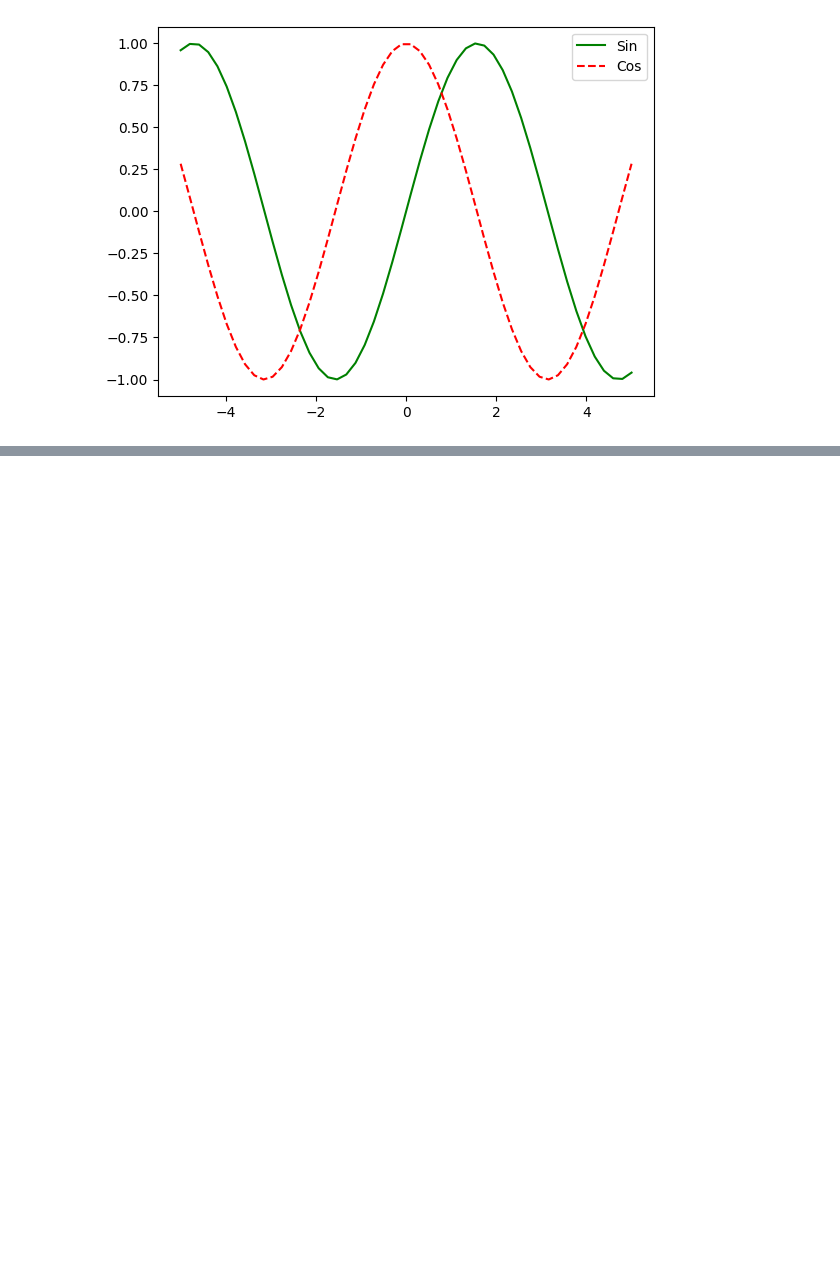
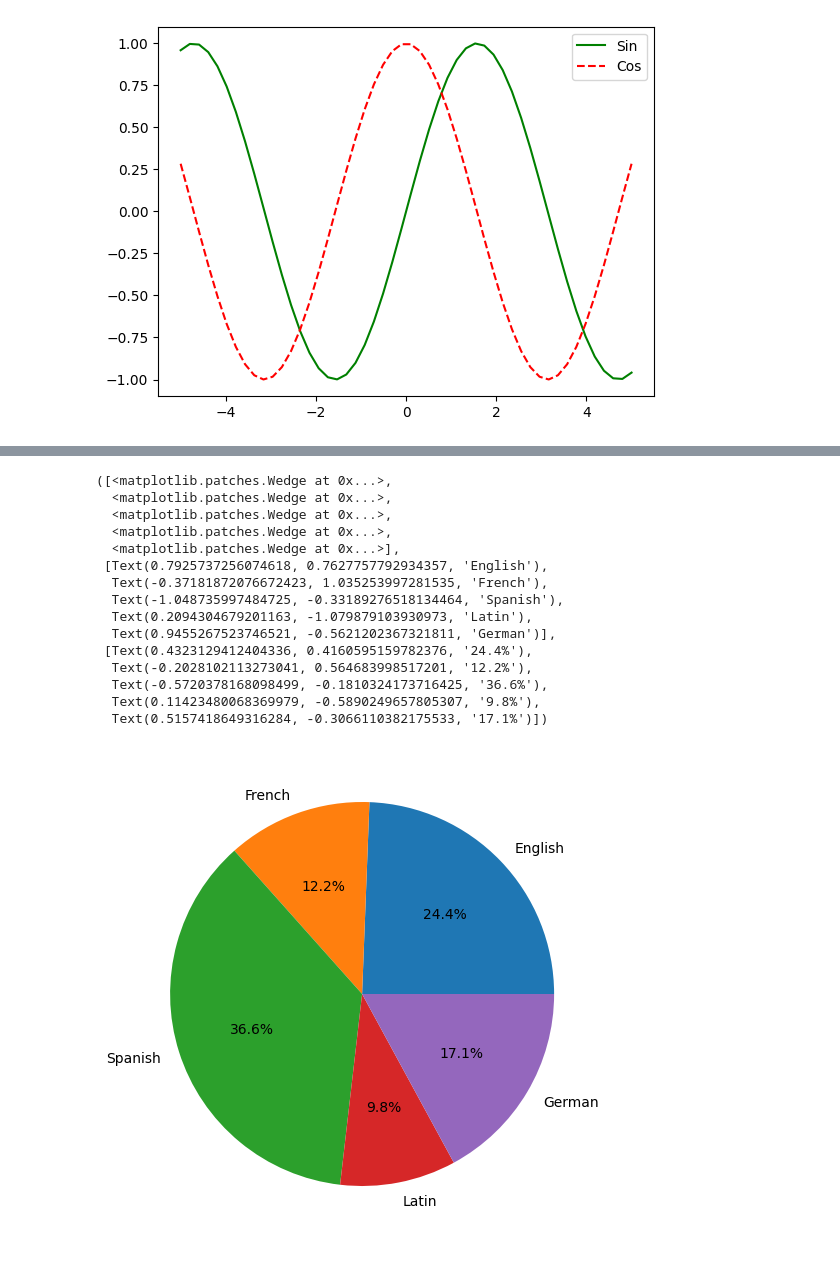
Before and after one commit to MuqeetVohra/python-practice, a Jupyter notebook: data_analysis/matplotlib.ipynb, the cells around one changed output, grey strips where cells are left out. Saved outputs shown, nothing was run; the diff lists cells and outputs as text; code cells hidden in the pictures; blank space fills up the shorter version.

```diff
--- a/data_analysis/matplotlib.ipynb
+++ b/data_analysis/matplotlib.ipynb
@@ -62,0 +74,23 @@ plt.legend(['Sin', 'Cos'])
+# %%
+fig1 = plt.figure()
+ax = fig1.add_axes([0, 0, 1, 1])
+languages = ['English', 'French', 'Spanish', 'Latin', 'German']
+people = [100, 50, 150, 40, 70]
+ax.pie(people, labels=languages, autopct='%1.1f%%')
+# %% [output]
+([<matplotlib.patches.Wedge at 0x...>,
+  <matplotlib.patches.Wedge at 0x...>,
+  <matplotlib.patches.Wedge at 0x...>,
+  <matplotlib.patches.Wedge at 0x...>,
+  <matplotlib.patches.Wedge at 0x...>],
+ [Text(0.7925737256074618, 0.7627757792934357, 'English'),
+  Text(-0.37181872076672423, 1.035253997281535, 'French'),
+  Text(-1.048735997484725, -0.33189276518134464, 'Spanish'),
+  Text(0.2094304679201163, -1.079879103930973, 'Latin'),
+  Text(0.9455267523746521, -0.5621202367321811, 'German')],
+ [Text(0.4323129412404336, 0.4160595159782376, '24.4%'),
+  Text(-0.2028102113273041, 0.564683998517201, '12.2%'),
+  Text(-0.5720378168098499, -0.1810324173716425, '36.6%'),
+  Text(0.11423480068369979, -0.5890249657805307, '9.8%'),
+  Text(0.5157418649316284, -0.3066110382175533, '17.1%')])
+[figure, added]
```
Also changed, not shown: parts of 1 cell of this notebook.
